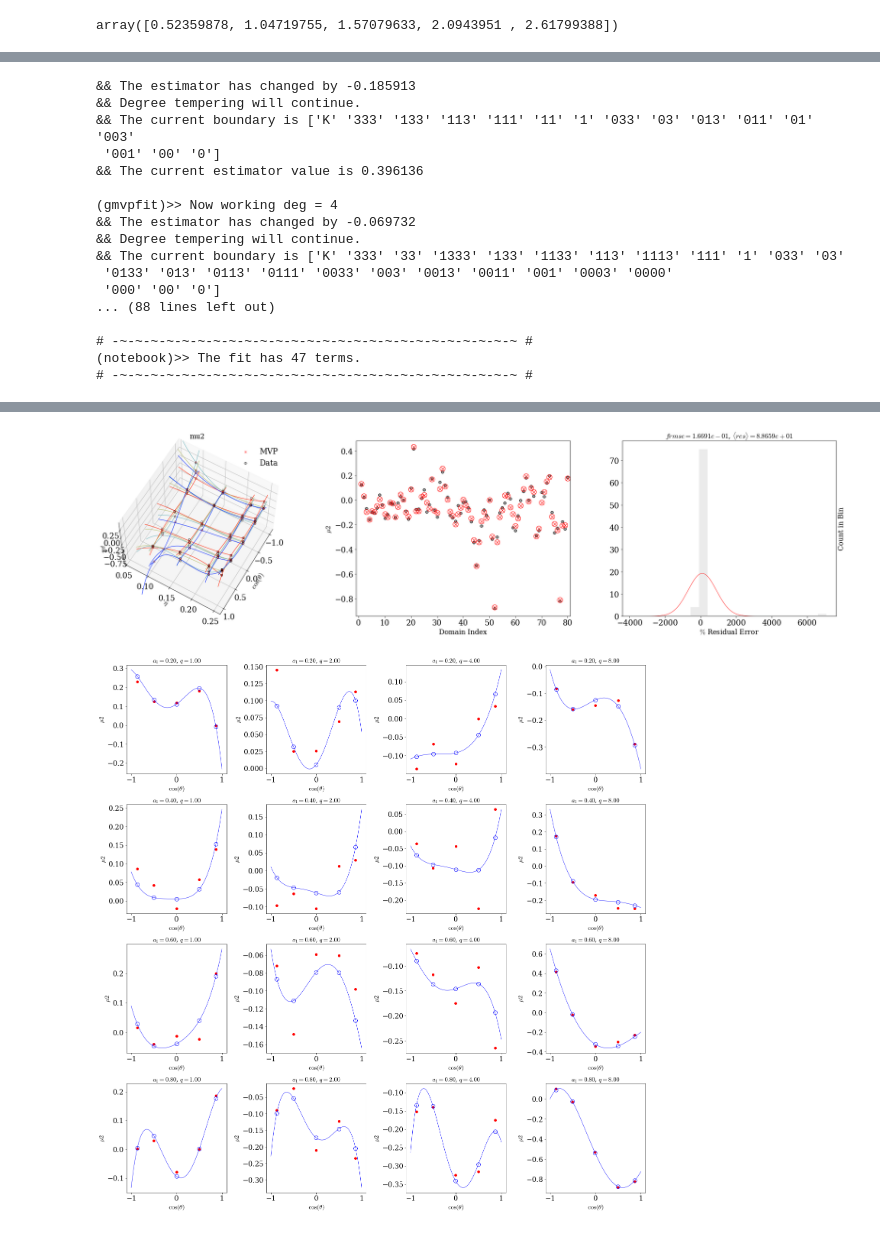
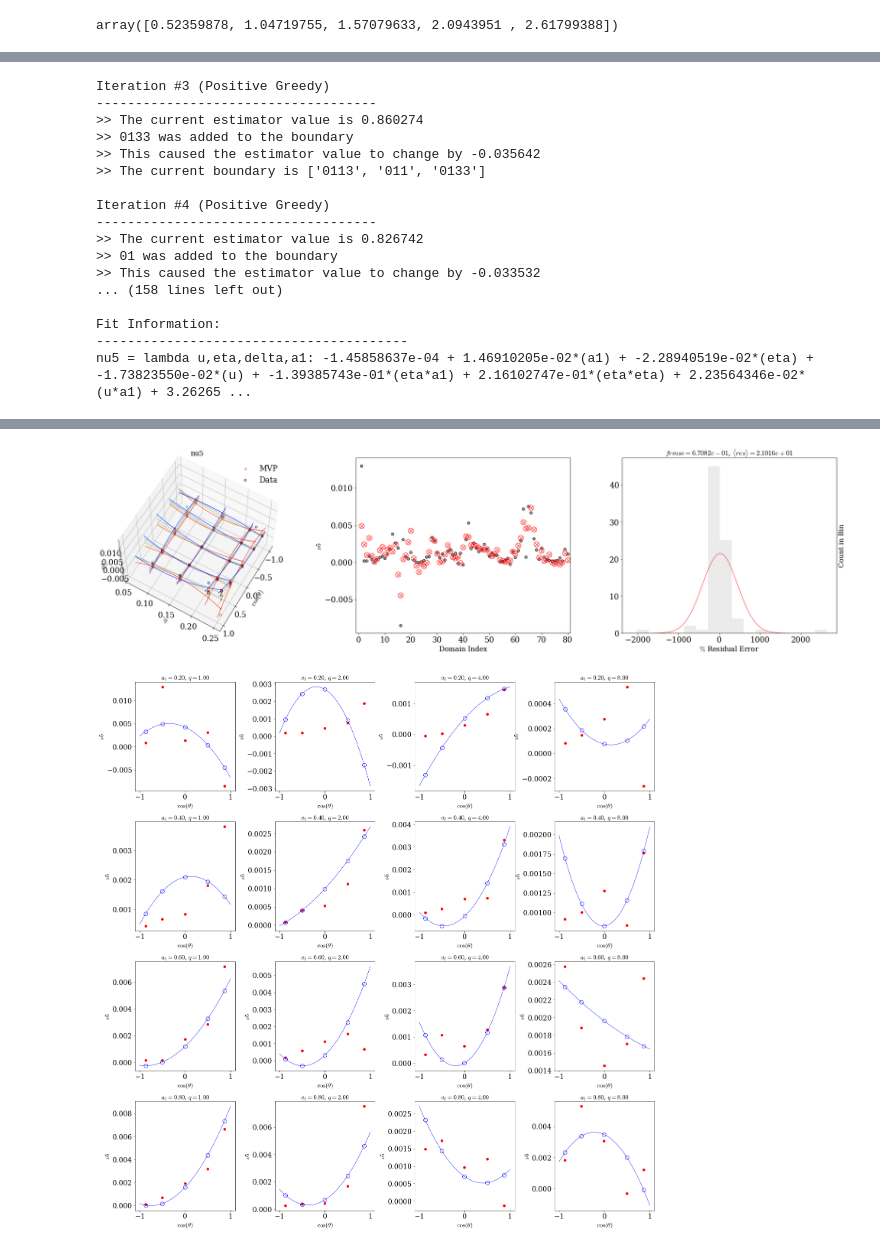
Before and after one commit to llondon6/PhenomXCP, a Jupyter notebook: issues/4_fit_hyper_parameters.ipynb, the cells around one changed output, grey strips where cells are left out. Cells and saved outputs as stored; diff of their text form; code cells hidden in the pictures.

```diff
--- a/issues/4_fit_hyper_parameters.ipynb
+++ b/issues/4_fit_hyper_parameters.ipynb
@@ -128,23 +125,23 @@ foo = {}
 # # ---
 # key = 'nu4'
 # labels={'python':[key,('u', 'eta', 'delta', 'a1'),''],'latex':['\\'+key,(r'\cos(\theta)', r'\eta', r'\delta', r'a_1'),'']}
-# foo[key] = gmvpfit( model_domain, nu4,fitatol=0.0001,verbose=True,maxdeg_list=[3,3,0,3],center=True,labels=labels,estatol=0.015)
+# foo[key] = gmvpfit( model_domain, -nu4,fitatol=0.0001,verbose=True,maxdeg_list=[4,2,0,2],center=True,labels=labels,estatol=0.0015,temper=False)
 # advanced_gmvx_plot(foo[key]); show();
 
-# # nu5
-# # ---
-# key = 'nu5'
-# labels={'python':[key,('u', 'eta', 'delta', 'a1'),''],'latex':['\\'+key,(r'\cos(\theta)', r'\eta', r'\delta', r'a_1'),'']}
-# foo[key] = gmvpfit( model_domain, nu5,fitatol=0.0001,verbose=True,maxdeg_list=[4,3,0,3],center=True,labels=labels,estatol=0.015,temper=True)
-# advanced_gmvx_plot(foo[key]); show();
+# nu5
+# ---
+key = 'nu5'
+labels={'python':[key,('u', 'eta', 'delta', 'a1'),''],'latex':['\\'+key,(r'\cos(\theta)', r'\eta', r'\delta', r'a_1'),'']}
+foo[key] = gmvpfit( model_domain, nu5,fitatol=0.00001,verbose=True,maxdeg_list=[2,2,0,2],center=False,labels=labels,estatol=0.0005,temper=not True)
+advanced_gmvx_plot(foo[key]); show();
 
 # # nu6
 # # ---
 # key = 'nu6'
+# weights = None
 # labels={'python':[key,('u', 'eta', 'delta', 'a1'),''],'latex':['\\'+key,(r'\cos(\theta)', r'\eta', r'\delta', r'a_1'),'']}
-# foo[key] = gmvpfit( model_domain, nu6,fitatol=0.0001,verbose=True,maxdeg_list=[2,3,0,3],center=True,labels=labels,estatol=0.03)
+# foo[key] = gmvpfit( model_domain, nu6,fitatol=0.0001,verbose=True,maxdeg_list=[3,2,0,2],center=True,labels=labels,estatol=0.005,temper=False,weights=weights)
 # advanced_gmvx_plot(foo[key]); show();
-# # advanced_gmvx_plot(foo[key]); show();
 
 # # zeta1
 # # ---
@@ -168,13 +165,13 @@ foo = {}
 # alert( 'The fit has '+bold(str(len(foo[key].basis_symbols)))+' terms.', header=True )
 # advanced_gmvx_plot(foo[key]); show();
 
-# mu2
-# ---
-key = 'mu2'
-labels={'python':[key,('u', 'eta', 'delta', 'a1'),''],'latex':['\\'+key,(r'\cos(\theta)', r'\eta', r'\delta', r'a_1'),'']}
-foo[key] = gmvpfit( model_domain, mu2,fitatol=0.001,verbose=True,maxdeg_list=[4,3,0,3],center=True,labels=labels,estatol=0.01)
-alert( 'The fit has '+bold(str(len(foo[key].basis_symbols)))+' terms.', header=True )
-advanced_gmvx_plot(foo[key]); show();
+# # mu2
+# # ---
+# key = 'mu2'
+# labels={'python':[key,('u', 'eta', 'delta', 'a1'),''],'latex':['\\'+key,(r'\cos(\theta)', r'\eta', r'\delta', r'a_1'),'']}
+# foo[key] = gmvpfit( model_domain, mu2,fitatol=0.001,verbose=True,maxdeg_list=[4,3,0,3],center=True,labels=labels,estatol=0.01)
+# alert( 'The fit has '+bold(str(len(foo[key].basis_symbols)))+' terms.', header=True )
+# advanced_gmvx_plot(foo[key]); show();
 
 # # mu3  --- SUSPECT
 # # ---
@@ -199,17 +203,17 @@ advanced_gmvx_plot(foo[key]); show();
-&& The estimator has changed by -0.185913
-&& Degree tempering will continue.
-&& The current boundary is ['K' '333' '133' '113' '111' '11' '1' '033' '03' '013' '011' '01' '003'
- '001' '00' '0']
-&& The current estimator value is 0.396136
+Iteration #3 (Positive Greedy)
+------------------------------------
+>> The current estimator value is 0.860274
+>> 0133 was added to the boundary
+>> This caused the estimator value to change by -0.035642
+>> The current boundary is ['0113', '011', '0133']
 
-(gmvpfit)>> Now working deg = 4
-&& The estimator has changed by -0.069732
-&& Degree tempering will continue.
-&& The current boundary is ['K' '333' '33' '1333' '133' '1133' '113' '1113' '111' '1' '033' '03'
- '0133' '013' '0113' '0111' '0033' '003' '0013' '0011' '001' '0003' '0000'
- '000' '00' '0']
-... (88 lines left out)
+Iteration #4 (Positive Greedy)
+------------------------------------
+>> The current estimator value is 0.826742
+>> 01 was added to the boundary
+>> This caused the estimator value to change by -0.033532
+... (158 lines left out)
 
-# -~-~-~-~-~-~-~-~-~-~-~-~-~-~-~-~-~-~-~-~-~-~-~-~-~-~ #
-(notebook)>> The fit has 47 terms.
-# -~-~-~-~-~-~-~-~-~-~-~-~-~-~-~-~-~-~-~-~-~-~-~-~-~-~ #
+Fit Information:
+----------------------------------------
+nu5 = lambda u,eta,delta,a1: -1.45858637e-04 + 1.46910205e-02*(a1) + -2.28940519e-02*(eta) + -1.73823550e-02*(u) + -1.39385743e-01*(eta*a1) + 2.16102747e-01*(eta*eta) + 2.23564346e-02*(u*a1) + 3.26265 ...
@@ -217,2 +221,2 @@ advanced_gmvx_plot(foo[key]); show();
-[figure, old version]
+[figure, new version]
-[figure, old version]
+[figure, new version]
```
Also changed, not shown: parts of 6 cells of this notebook, 47 other files.
